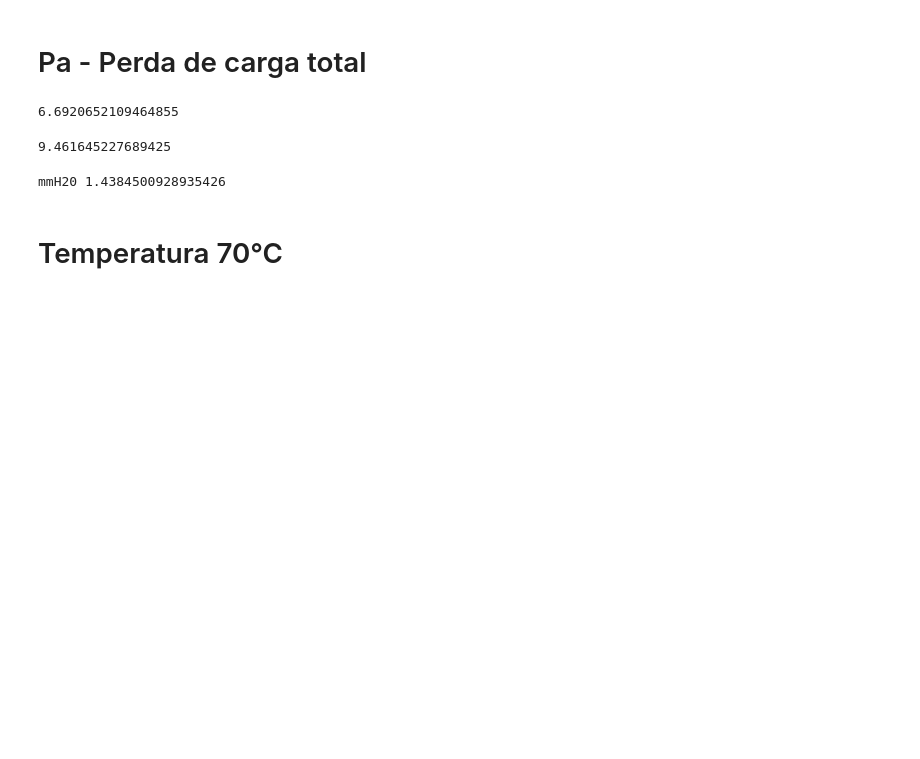
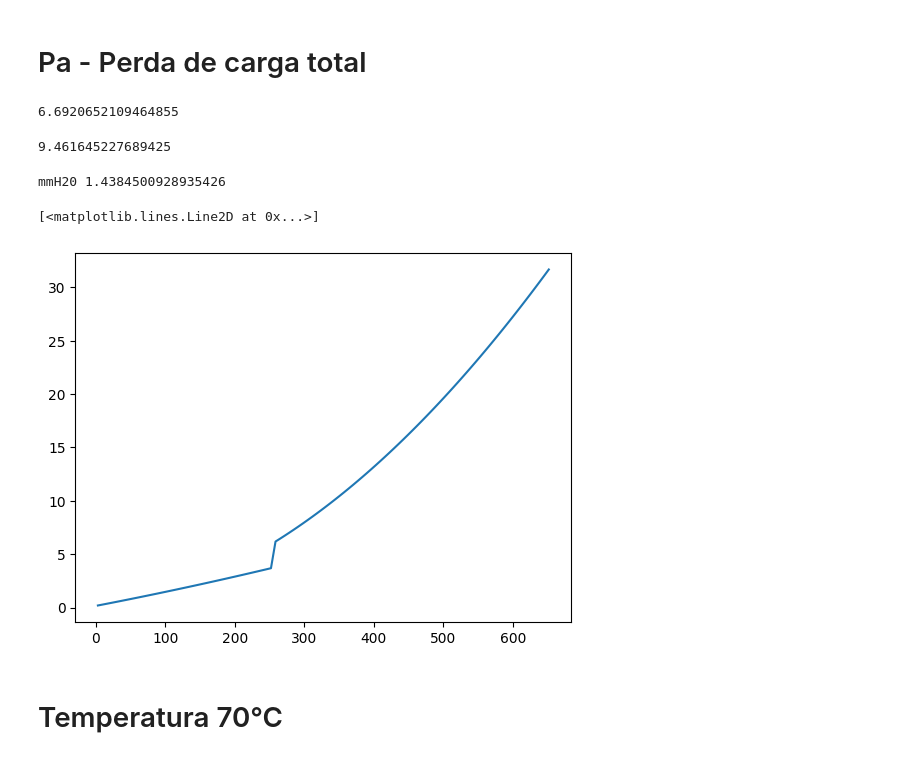
Before and after one commit to Rodrigoveloso7/C-lculos-preliminares-sele-o-de-ventilador-sistema-de-exaust-o, a Jupyter notebook: VERIFICAÇÃO_VENTILAÇÃO_SISTEMA_DE_EXAUSTÃO.ipynb, the cells around one changed output. Saved outputs shown, nothing was run; the diff lists cells and outputs as text; code cells hidden in the pictures; blank space fills up the shorter version.

```diff
--- a/VERIFICAÇÃO_VENTILAÇÃO_SISTEMA_DE_EXAUSTÃO.ipynb
+++ b/VERIFICAÇÃO_VENTILAÇÃO_SISTEMA_DE_EXAUSTÃO.ipynb
@@ -86,3 +95,31 @@ mmH20 1.4384500928935426
+# %%
+velocidade_plot = np.linspace(0.1,20,100)
+pressao_plot = []
+vazao_plot = []
+for velocidade in velocidade_plot:
+  visc_din = PropsSI('V', 'T', T_ar, 'P', 101325, 'Air')
+  densidade = PropsSI('D', 'T', T_ar, 'P', 101325, 'Air')
+  visc_cin = visc_din/densidade
+  vazao = velocidade*A_recorte_total
+  velocidade_entrada = vazao/(b1*h1)
+  Re1 = (velocidade_entrada*dh1)/(visc_cin)
+  Re2 = (velocidade*dh2)/(visc_cin)
+  f1 = friction_factor(Re=Re1, eD=e/(dh1*1000))
+  f2 = friction_factor(Re=Re2, eD=e/(dh2*1000))
+  hl = (100 * velocidade_entrada)/(2*g)
+  hd2 = ((f2*L2)*(velocidade**2))/(dh2*2*g)
+  hd1 = ((f1*L1)*(velocidade_entrada**2))/(dh1*2*g)
+  Pa = Pb + hd1 + hd2 + hl
+  P1 = ((L2+((velocidade**2)/(2*g))+Pa-((velocidade_entrada**2)/(2*g)))*densidade)
+  P1 = P1*(PropsSI('D', 'T', 273.15+20, 'P', 101325, 'Air')/densidade)
+  P1 = (P1)/9.8665
+
+  pressao_plot.append(P1)
+  vazao_plot.append(vazao*3600)
+plt.plot(vazao_plot,pressao_plot)
+# %% [output]
+[<matplotlib.lines.Line2D at 0x...>]
+[figure, added]
 # %% [markdown]
 # Temperatura 70°C
 # %% [markdown]
```
Also changed, not shown: parts of 6 cells of this notebook.
